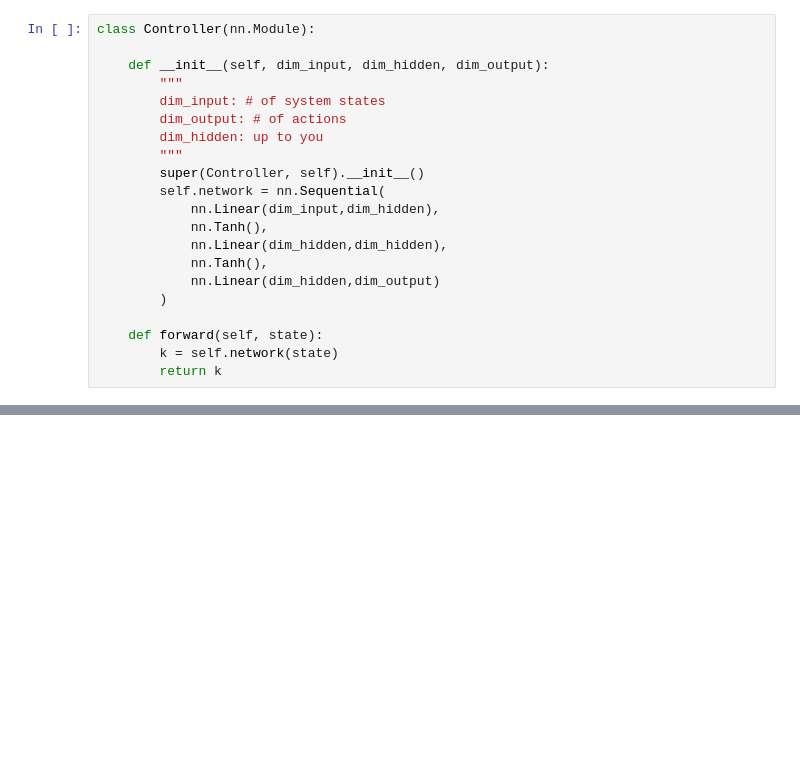
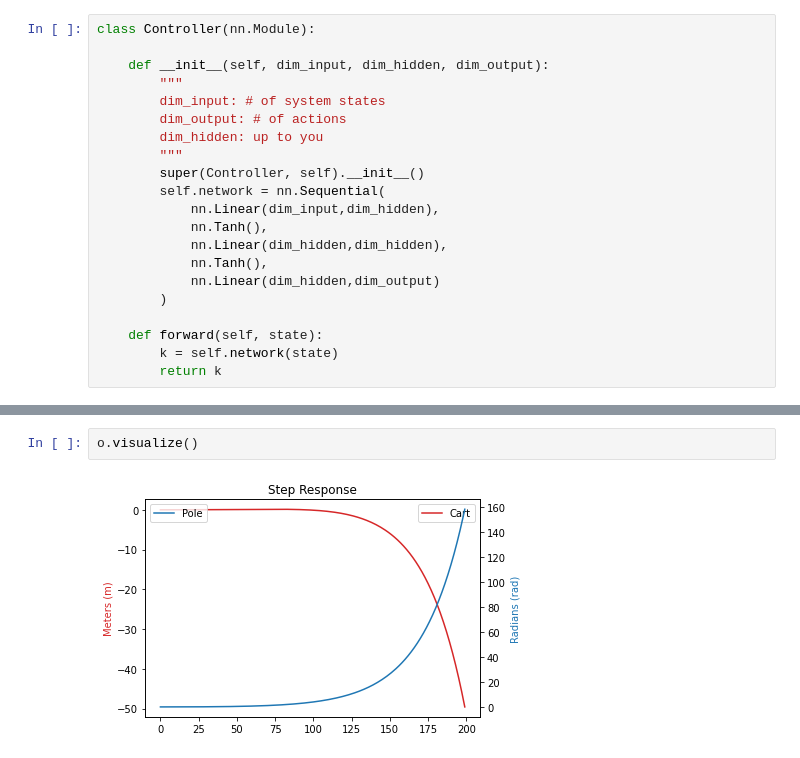
Before and after one commit to omiksave/Design-Optimization, a Jupyter notebook: Project/Project 1.ipynb, the cells around one changed output, grey strips where cells are left out. Cells and saved outputs as stored; diff of their text form; blank space fills up the shorter version.

```diff
--- a/Project/Project 1.ipynb
+++ b/Project/Project 1.ipynb
@@ -174,0 +174,4 @@ o.train(100)
+# %%
+o.visualize()
+# %% [output]
+[figure, added]
```
Also changed, not shown: parts of 11 cells of this notebook.
